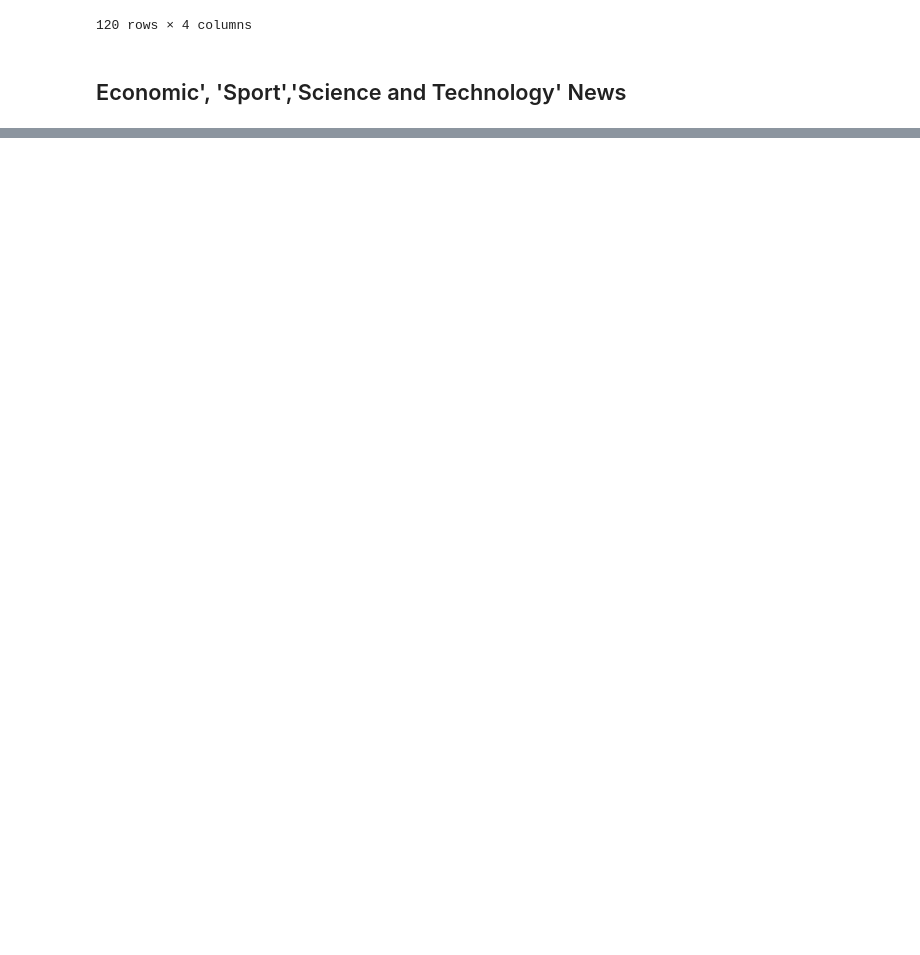
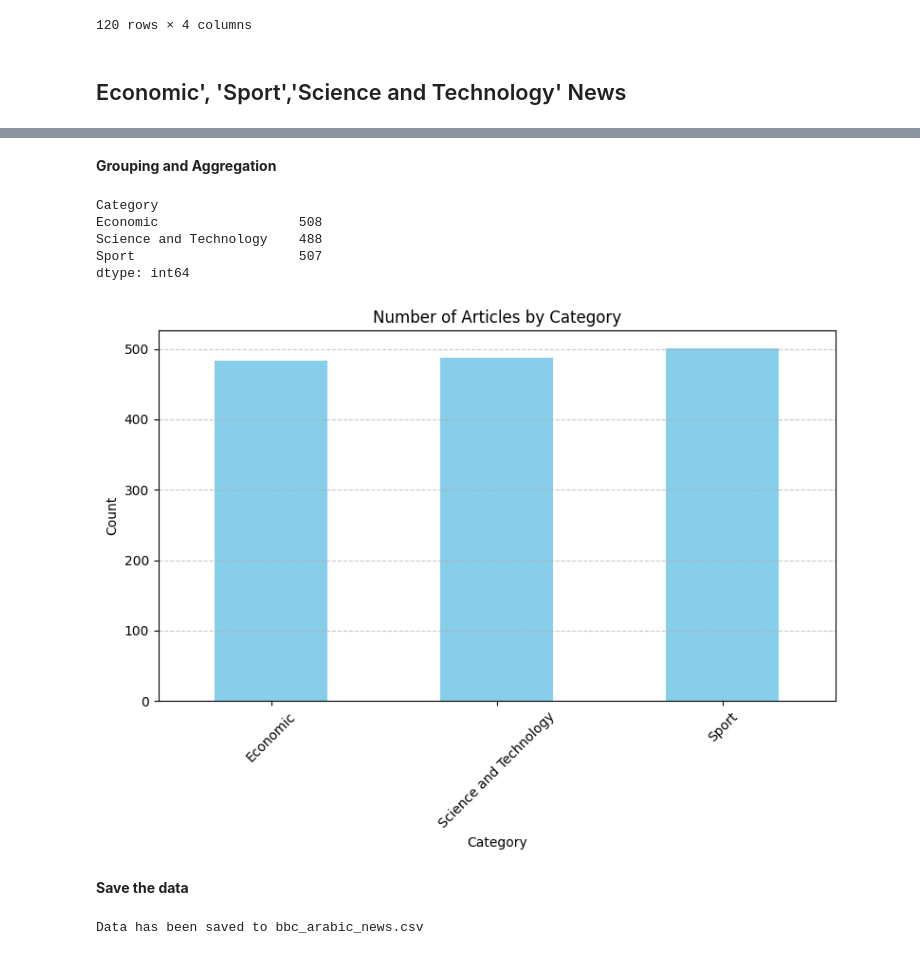
Before and after one commit to Nahla-yasmine/Arabic-News-Scraper, a Jupyter notebook: (BBC_News_)Web_Scraping_NEWS_Articles.ipynb, the cells around one changed output, grey strips where cells are left out. Drawn from its saved outputs; the diff is of its cells as text; code cells hidden in the pictures; blank space fills up the shorter version.

Commit message:
Cleaned and merged data , removing duplicates and empty text rows, and saved to CSV.

```diff
--- a/(BBC_News_)Web_Scraping_NEWS_Articles.ipynb
+++ b/(BBC_News_)Web_Scraping_NEWS_Articles.ipynb
@@ -230,8 +367,6 @@ def scrape_bbc_arabic(categories, num_pages=3):
 
 if __name__ == "__main__":
     categories = {
-        'https://www.bbc.com/arabic/topics/cqywj97d487t': 'Economic',
-        'https://www.bbc.com/arabic/topics/cyx5kw7g1j2t': 'Sport',
-        'https://www.bbc.com/arabic/topics/clmj3d7282gt': 'Science and Technology'
+                'https://www.bbc.com/arabic/topics/clmj3d7282gt': 'Science and Technology'
     }
-    dff = scrape_bbc_arabic(categories, num_pages=22)  # Change the number of pages as needed
+    df_Science = scrape_bbc_arabic(categories, num_pages=22)  # Change the number of pages as needed
@@ -239,0 +438,6 @@ dff
+# %%
+# Filter out rows where date is 'Date not found' and text is empty
+df_merged = df_merged[(df_merged['Date'] != 'Date not found') & (df_merged['Text'] != '')]
+
+# Reset the index after filtering
+df_merged.reset_index(drop=True, inplace=True)
@@ -239,0 +471,9 @@ dff
+# %%
+# Remove duplicate rows based on the 'Title' column
+df_merged_no_duplicates = df_merged.drop_duplicates(subset='Title')
+
+# Reset index after removing duplicates
+df_merged_no_duplicates.reset_index(drop=True, inplace=True)
+
+# Print the shape of the dataframe to see how many duplicates were removed
+print("Shape of dataframe after removing duplicates:", df_merged_no_duplicates.shape)
@@ -239,0 +491,40 @@ dff
+# %%
+df_merged=df_merged_no_duplicates
+# %% [markdown]
+**Grouping and Aggregation**
+# %%
+category_counts = df_merged.groupby('Category').size()
+print(category_counts)
+# %% [output]
+Category
+Economic                  508
+Science and Technology    488
+Sport                     507
+dtype: int64
+# %%
+import matplotlib.pyplot as plt
+
+# Group by category and count the number of articles in each category
+category_counts = df_merged.groupby('Category').size()
+
+# Create a bar plot
+plt.figure(figsize=(8, 6))
+category_counts.plot(kind='bar', color='skyblue')
+plt.title('Number of Articles by Category')
+plt.xlabel('Category')
+plt.ylabel('Count')
+plt.xticks(rotation=45)  # Rotate x-axis labels for better readability
+plt.grid(axis='y', linestyle='--', alpha=0.7)
+plt.tight_layout()  # Adjust layout to prevent clipping of labels
+plt.show()
+# %% [output]
+[figure, added]
+# %% [markdown]
+**Save the data**
+# %%
+# Save the merged dataframe to a CSV file
+df_merged.to_csv('bbc_arabic_news.csv', index=False)
+
+print("Data has been saved to bbc_arabic_news.csv")
+# %% [output]
+Data has been saved to bbc_arabic_news.csv
```
Also changed, not shown: parts of 15 cells of this notebook.
